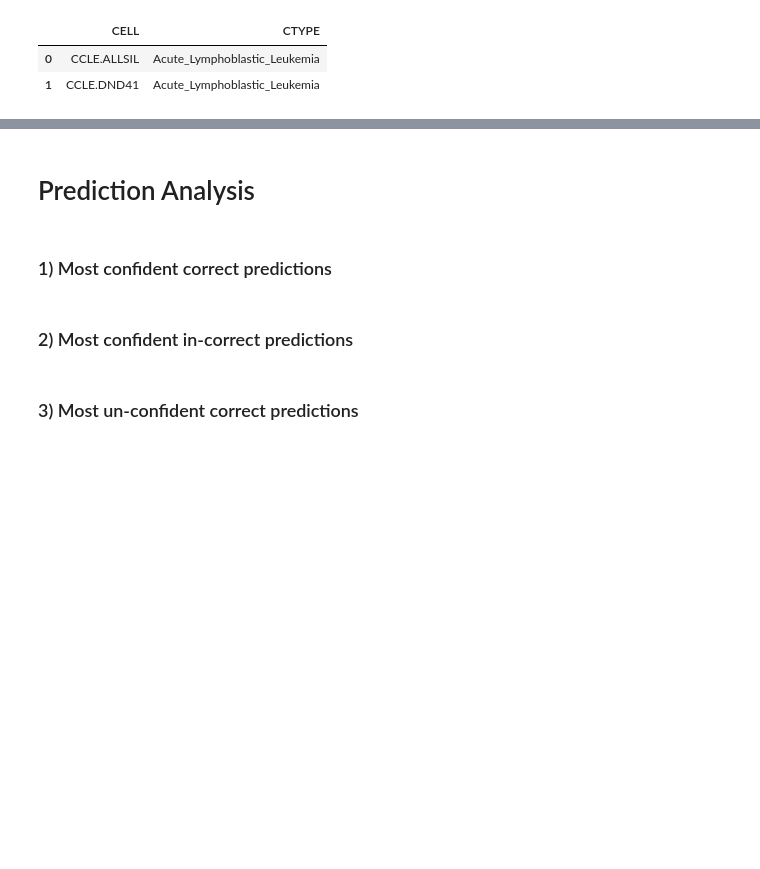
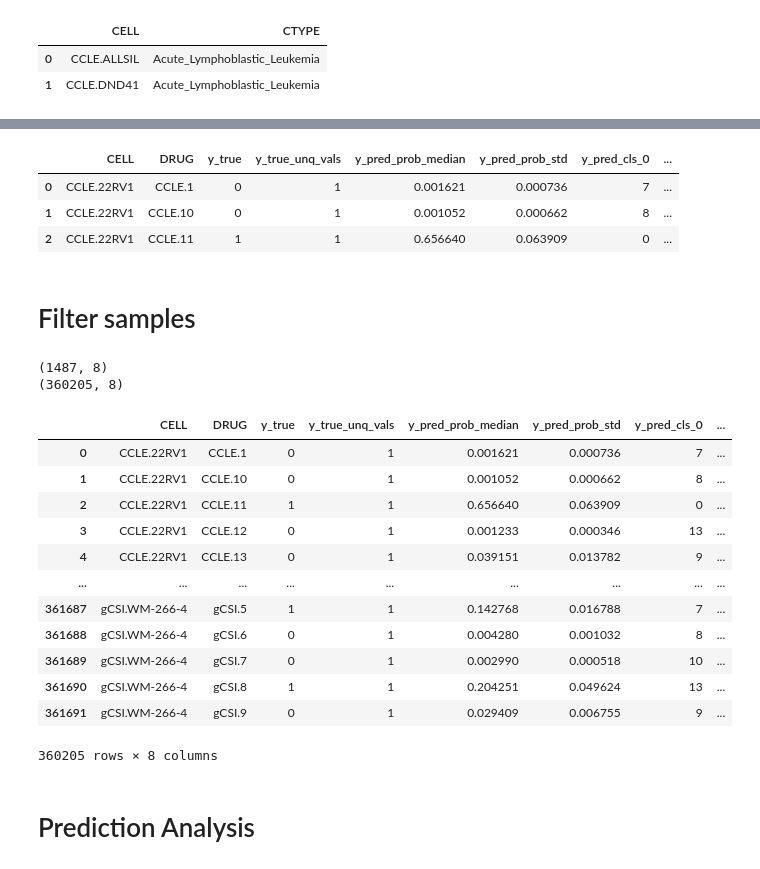
Before and after one commit to adpartin/DrugResponseViz, a Jupyter notebook: notebooks/post_processing_cls.ipynb, the cells around one changed output, grey strips where cells are left out. Saved outputs shown, nothing was run; the diff lists cells and outputs as text; code cells hidden in the pictures; blank space fills up the shorter version.

```diff
--- a/notebooks/post_processing_cls.ipynb
+++ b/notebooks/post_processing_cls.ipynb
@@ -43,7 +43,8 @@ from math import sqrt
 
 TO_PLOT = False
 # %%
-runs_dir_name = 'out_lgbm'
+# runs_dir_name = 'out_lgbm'
+runs_dir_name = 'out_lgbm_cls'
 file_path = Path.cwd()
 print(file_path)
 # %% [output]
@@ -84,0 +118,7 @@ def plot_target(data_to_plot, y_name, x_name, kind='box', hue_name=None, height=
+# %%
+# Concat preds from all runs
+prd_te_all = agg_preds_from_cls_runs(runs_dirs, phase='_te.csv')
+prd_te_all.insert(loc=2, column='source', value=[s.split('.')[0].lower() for s in prd_te_all['CELL']]) # add 'source' column
+
+print(prd_te_all.shape)
+display(prd_te_all.head())
@@ -84,0 +173,49 @@ def plot_target(data_to_plot, y_name, x_name, kind='box', hue_name=None, height=
+# %%
+# Summary table
+prd_te_all['y_pred_prob_median'] = prd_te_all.y_pred
+prd_te_all['y_pred_prob_std'] = prd_te_all.y_pred
+prd_te_all['y_pred_cls_0'] = prd_te_all.y_pred.map(lambda x: True if x<=0.5 else False)
+prd_te_all['y_pred_cls_1'] = prd_te_all.y_pred.map(lambda x: True if x>0.5 else False)
+prd_te_all['y_true_unq_vals'] = prd_te_all.y_true
+
+sm = prd_te_all.groupby(['CELL', 'DRUG']).agg(
+    {'y_true': np.unique,
+     'y_true_unq_vals': np.unique,
+     'y_pred_prob_median': np.median, 'y_pred_prob_std': np.std,
+     'y_pred_cls_0': lambda x: int(sum(x)), 'y_pred_cls_1': lambda x: int(sum(x)),
+     }).reset_index()
+
+sm['y_true_unq_vals'] = sm.y_true_unq_vals.map(lambda x: len(x) if type(x)==np.ndarray else 1)
+display(sm[:3])
+# %% [output]
+|  | CELL | DRUG | y_true | y_true_unq_vals | y_pred_prob_median | y_pred_prob_std | y_pred_cls_0 | ... |
+| 0 | CCLE.22RV1 | CCLE.1 | 0 | 1 | 0.001621 | 0.000736 | 7 | ... |
+| 1 | CCLE.22RV1 | CCLE.10 | 0 | 1 | 0.001052 | 0.000662 | 8 | ... |
+| 2 | CCLE.22RV1 | CCLE.11 | 1 | 1 | 0.656640 | 0.063909 | 0 | ... |
+# %% [markdown]
+# Filter samples
+# %%
+# Filter out samples with ambiguous true values
+sm_dmp = sm[sm.y_true_unq_vals>1]
+sm_flt = sm[sm.y_true_unq_vals==1]
+
+print(sm_dmp.shape)
+print(sm_flt.shape)
+
+display(sm_flt)
+# %% [output]
+(1487, 8)
+(360205, 8)
+|  | CELL | DRUG | y_true | y_true_unq_vals | y_pred_prob_median | y_pred_prob_std | y_pred_cls_0 | ... |
+| 0 | CCLE.22RV1 | CCLE.1 | 0 | 1 | 0.001621 | 0.000736 | 7 | ... |
+| 1 | CCLE.22RV1 | CCLE.10 | 0 | 1 | 0.001052 | 0.000662 | 8 | ... |
+| 2 | CCLE.22RV1 | CCLE.11 | 1 | 1 | 0.656640 | 0.063909 | 0 | ... |
+| 3 | CCLE.22RV1 | CCLE.12 | 0 | 1 | 0.001233 | 0.000346 | 13 | ... |
+| 4 | CCLE.22RV1 | CCLE.13 | 0 | 1 | 0.039151 | 0.013782 | 9 | ... |
+| ... | ... | ... | ... | ... | ... | ... | ... | ... |
+| 361687 | gCSI.WM-266-4 | gCSI.5 | 1 | 1 | 0.142768 | 0.016788 | 7 | ... |
+| 361688 | gCSI.WM-266-4 | gCSI.6 | 0 | 1 | 0.004280 | 0.001032 | 8 | ... |
+| 361689 | gCSI.WM-266-4 | gCSI.7 | 0 | 1 | 0.002990 | 0.000518 | 10 | ... |
+| 361690 | gCSI.WM-266-4 | gCSI.8 | 1 | 1 | 0.204251 | 0.049624 | 13 | ... |
+| 361691 | gCSI.WM-266-4 | gCSI.9 | 0 | 1 | 0.029409 | 0.006755 | 9 | ... |
+360205 rows × 8 columns
@@ -85,8 +230,2 @@ def plot_target(data_to_plot, y_name, x_name, kind='box', hue_name=None, height=
 # %% [markdown]
 # Prediction Analysis
-# %% [markdown]
-### 1) Most confident correct predictions
-# %% [markdown]
-### 2) Most confident in-correct predictions
-# %% [markdown]
-### 3) Most un-confident correct predictions
```
Also changed, not shown: parts of 71 cells of this notebook.
